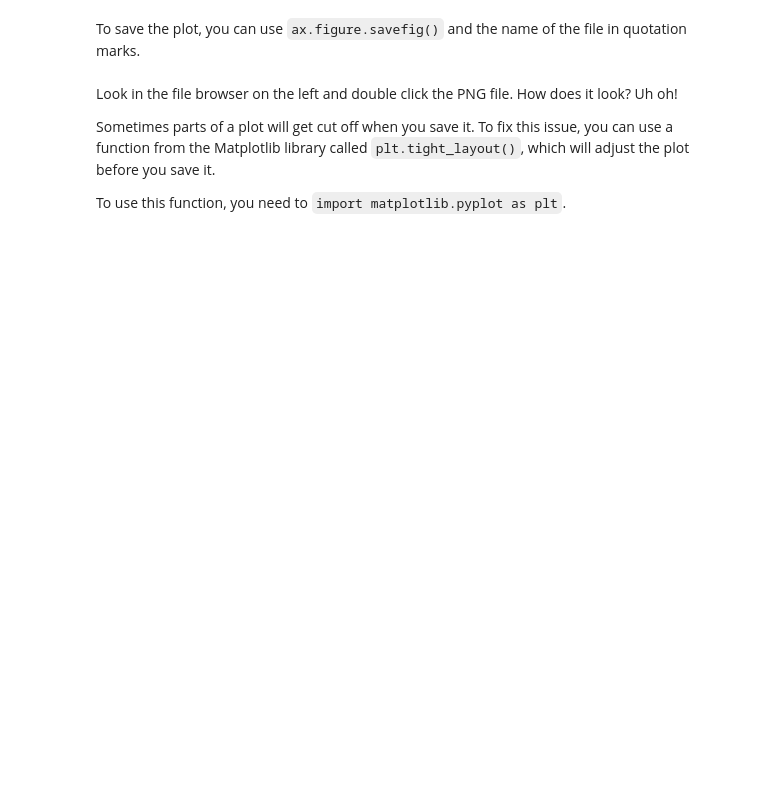
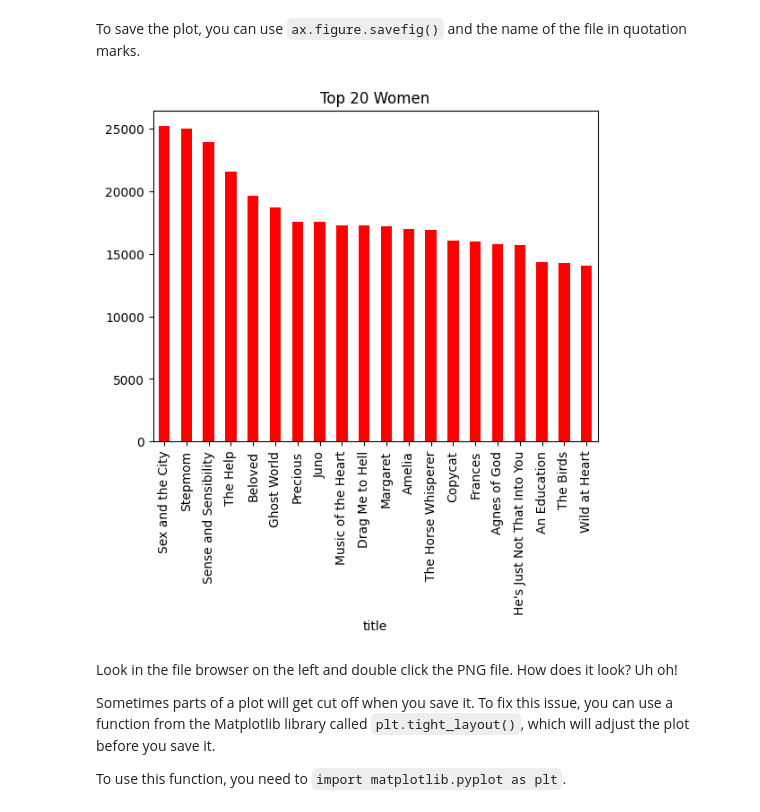
Before and after one commit to leandrosisido/3844f23-writing-digital-media, a Jupyter notebook: book/03-Pandas-Data-Analysis/MIDTERM.ipynb, the cells around one changed output. Drawn from its saved outputs; the diff is of its cells as text; code cells hidden in the pictures; blank space fills up the shorter version.

```diff
--- a/book/03-Pandas-Data-Analysis/MIDTERM.ipynb
+++ b/book/03-Pandas-Data-Analysis/MIDTERM.ipynb
@@ -299,9 +500,12 @@ To save the plot, you can use `ax.figure.savefig()` and the name of the file in
 # %%
 ax = top20_women.plot(
     kind='bar',
-    # Add your code/parameters
+    title= 'Top 20 Women',
+    color= 'red'
 )
 ax.figure.savefig('./figures/top20_women.png')
+# %% [output]
+[figure, added]
 # %% [markdown]
 Look in the file browser on the left and double click the PNG file. How does it look? Uh oh!
 
```
Also changed, not shown: parts of 44 cells of this notebook, 4 other files.
